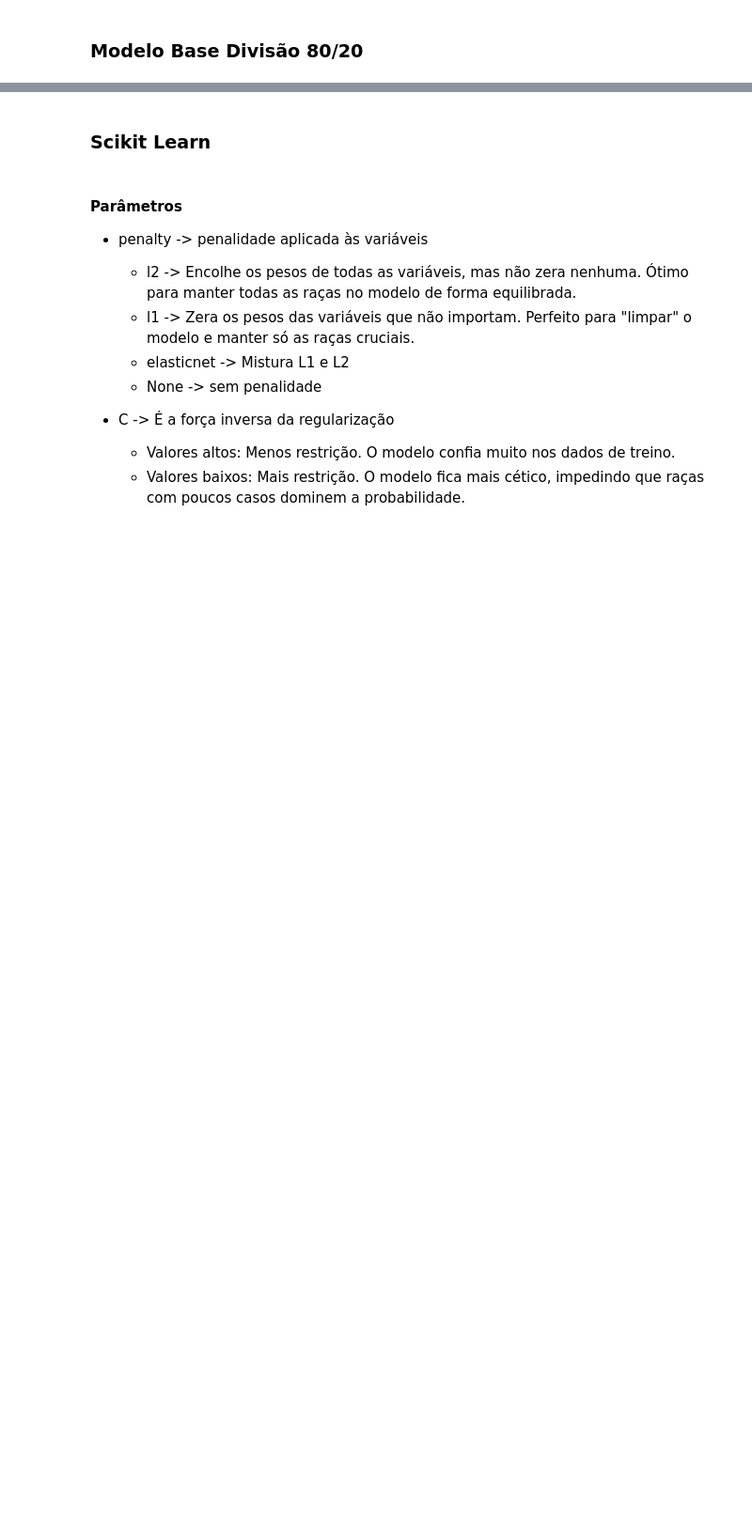
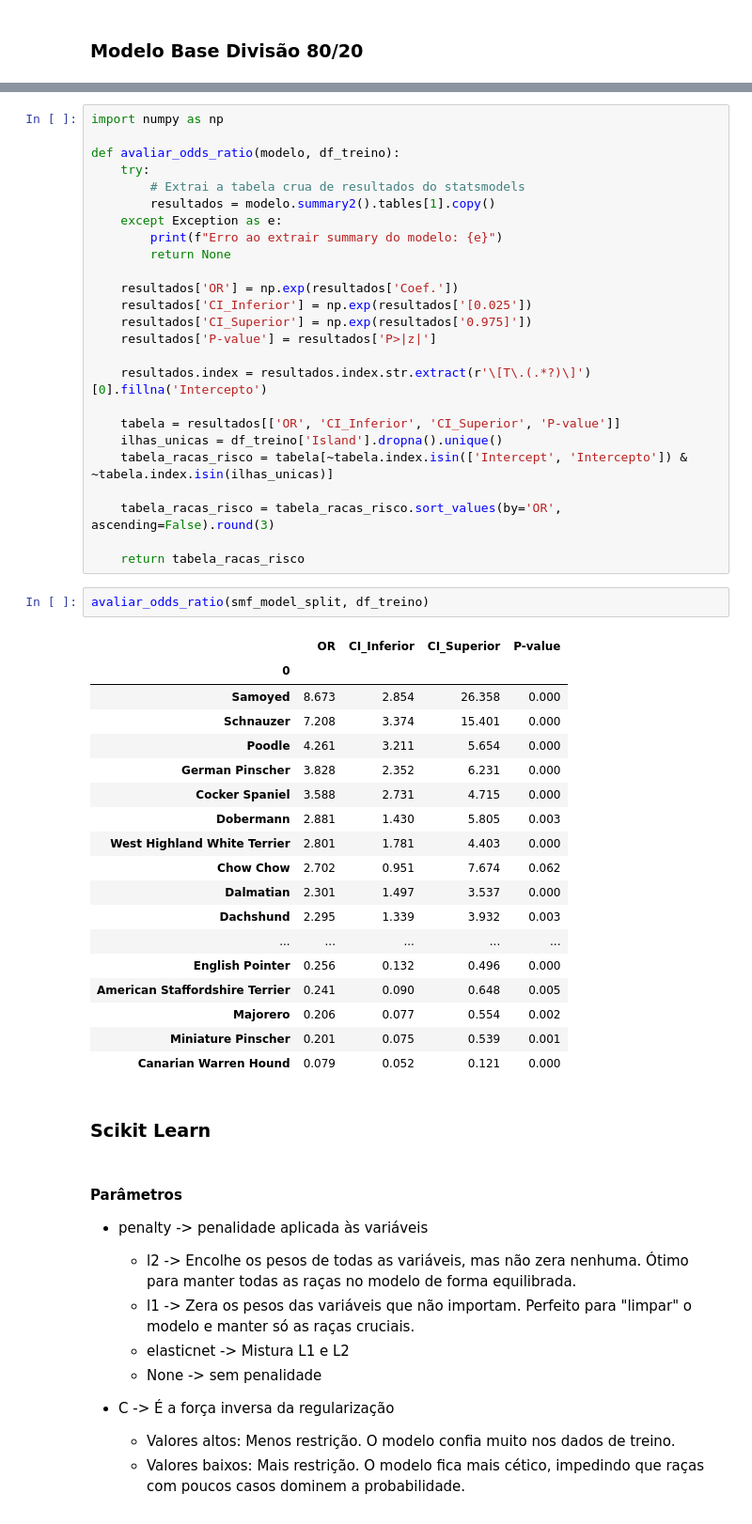
Before and after one commit to Carlos3du/canine-mammary-tumors, a Jupyter notebook: notebooks/model.ipynb, the cells around one changed output, grey strips where cells are left out. Shown at 94% size. Drawn from its saved outputs; the diff is of its cells as text; blank space fills up the shorter version.

```diff
--- a/notebooks/model.ipynb
+++ b/notebooks/model.ipynb
@@ -135,3 +175,49 @@ Brier Score: 0.0249
+# %%
+import numpy as np
+
+def avaliar_odds_ratio(modelo, df_treino):
+    try:
+        # Extrai a tabela crua de resultados do statsmodels
+        resultados = modelo.summary2().tables[1].copy()
+    except Exception as e:
+        print(f"Erro ao extrair summary do modelo: {e}")
+        return None
+
+    resultados['OR'] = np.exp(resultados['Coef.'])
+    resultados['CI_Inferior'] = np.exp(resultados['[0.025'])
+    resultados['CI_Superior'] = np.exp(resultados['0.975]'])
+    resultados['P-value'] = resultados['P>|z|']
+
+    resultados.index = resultados.index.str.extract(r'\[T\.(.*?)\]')[0].fillna('Intercepto')
+
+    tabela = resultados[['OR', 'CI_Inferior', 'CI_Superior', 'P-value']]
+    ilhas_unicas = df_treino['Island'].dropna().unique()
+    tabela_racas_risco = tabela[~tabela.index.isin(['Intercept', 'Intercepto']) & ~tabela.index.isin(ilhas_unicas)]
+
+    tabela_racas_risco = tabela_racas_risco.sort_values(by='OR', ascending=False).round(3)
+
+    return tabela_racas_risco
+# %%
+avaliar_odds_ratio(smf_model_split, df_treino)
+# %% [output]
+|  | OR | CI_Inferior | CI_Superior | P-value |
+| 0 |  |  |  |  |
+| Samoyed | 8.673 | 2.854 | 26.358 | 0.000 |
+| Schnauzer | 7.208 | 3.374 | 15.401 | 0.000 |
+| Poodle | 4.261 | 3.211 | 5.654 | 0.000 |
+| German Pinscher | 3.828 | 2.352 | 6.231 | 0.000 |
+| Cocker Spaniel | 3.588 | 2.731 | 4.715 | 0.000 |
+| Dobermann | 2.881 | 1.430 | 5.805 | 0.003 |
+| West Highland White Terrier | 2.801 | 1.781 | 4.403 | 0.000 |
+| Chow Chow | 2.702 | 0.951 | 7.674 | 0.062 |
+| Dalmatian | 2.301 | 1.497 | 3.537 | 0.000 |
+| Dachshund | 2.295 | 1.339 | 3.932 | 0.003 |
+| ... | ... | ... | ... | ... |
+| English Pointer | 0.256 | 0.132 | 0.496 | 0.000 |
+| American Staffordshire Terrier | 0.241 | 0.090 | 0.648 | 0.005 |
+| Majorero | 0.206 | 0.077 | 0.554 | 0.002 |
+| Miniature Pinscher | 0.201 | 0.075 | 0.539 | 0.001 |
+| Canarian Warren Hound | 0.079 | 0.052 | 0.121 | 0.000 |
 # %% [markdown]
 ### Scikit Learn
 # %% [markdown]
```
Also changed, not shown: parts of 23 cells of this notebook, 2 other files.
